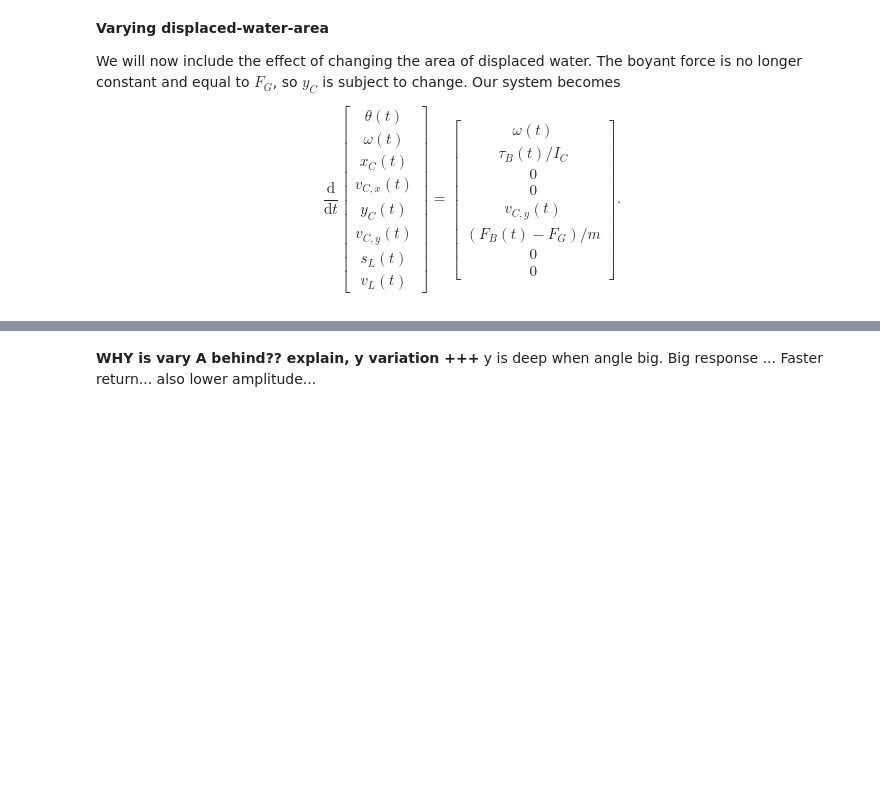
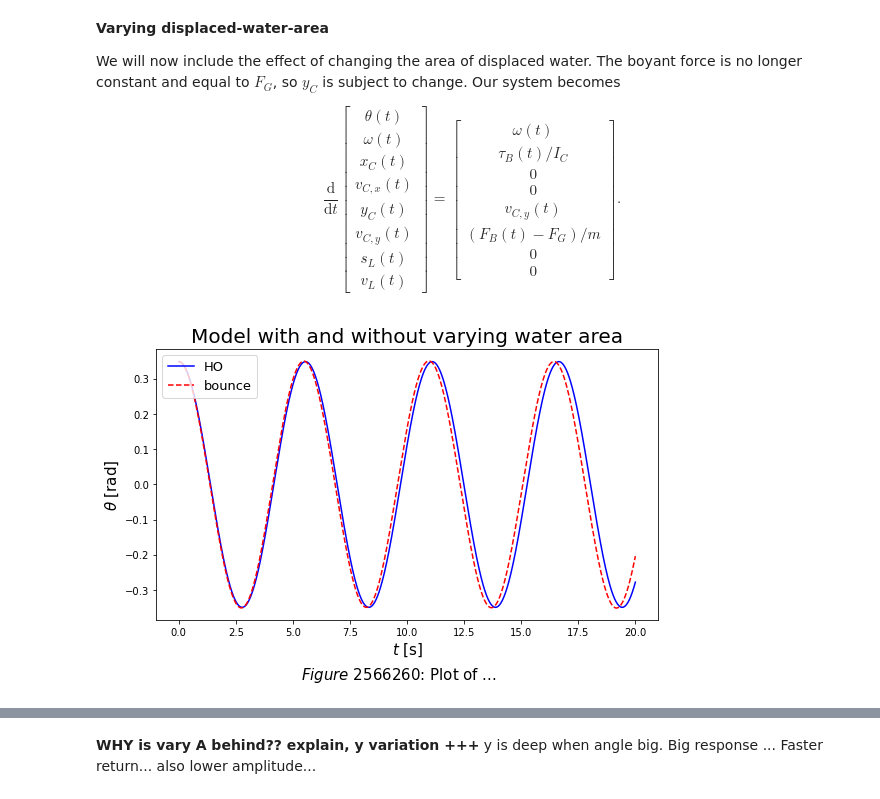
Before and after one commit to Trond01/TMA4320_prosjekt_2, a Jupyter notebook: prosjekt2.ipynb, the cells around one changed output, grey strips where cells are left out. Drawn from its saved outputs; the diff is of its cells as text; code cells hidden in the pictures; blank space fills up the shorter version.

```diff
--- a/prosjekt2.ipynb
+++ b/prosjekt2.ipynb
@@ -900,6 +888,8 @@ t_vals_bounce, w_vals_bounce = ode_solver(f_bouncing, t0, t_end, w0, h, method=R
 # %%
-plot_function([t_vals_HO, t_vals_bounce], [w_vals_HO[0], w_vals_bounce[0]],
-              title = f"Model with and without varying water area",
-              fig_text = "Plot of ...", linestyles = ['b', 'r--'], title_size=20,
-              labels = ["HO", "bounce"], loc = "upper left")
+# plot_function([t_vals_HO, t_vals_bounce], [w_vals_HO[0], w_vals_bounce[0]],
+#               title = f"Model with and without varying water area",
+#               fig_text = "Plot of ...", linestyles = ['b', 'r--'], title_size=20,
+#               labels = ["HO", "bounce"], loc = "upper left")
+# %% [output]
+[figure, added]
 # %%
```
Also changed, not shown: parts of 20 cells of this notebook, 10 other files.
